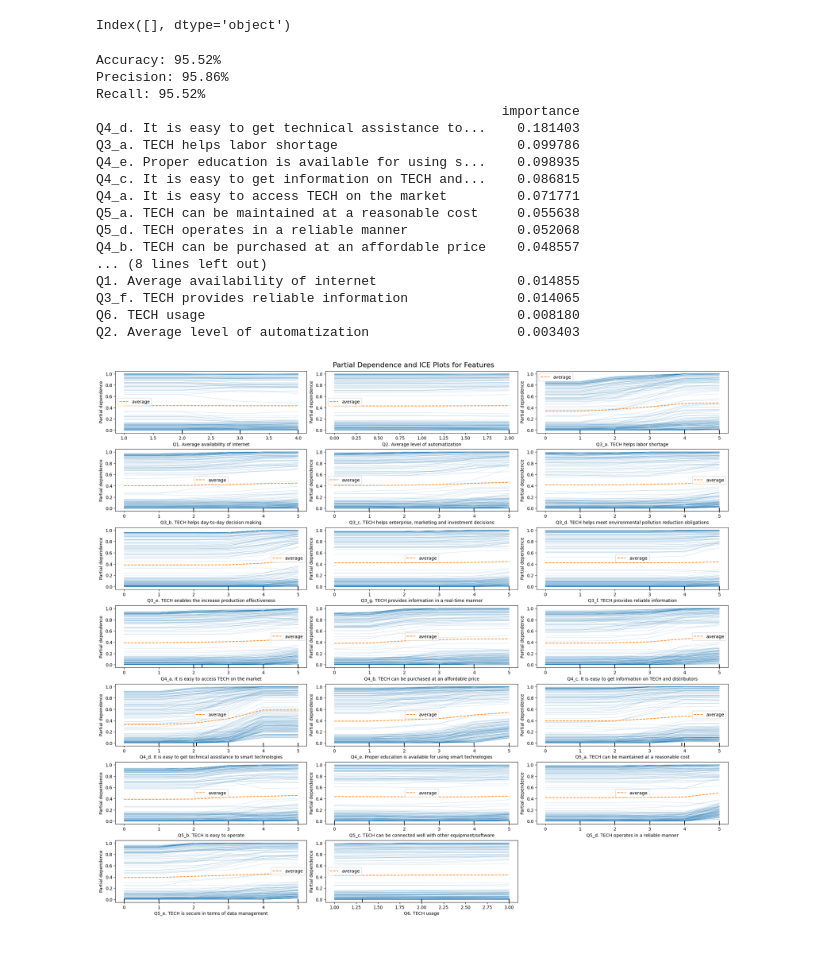
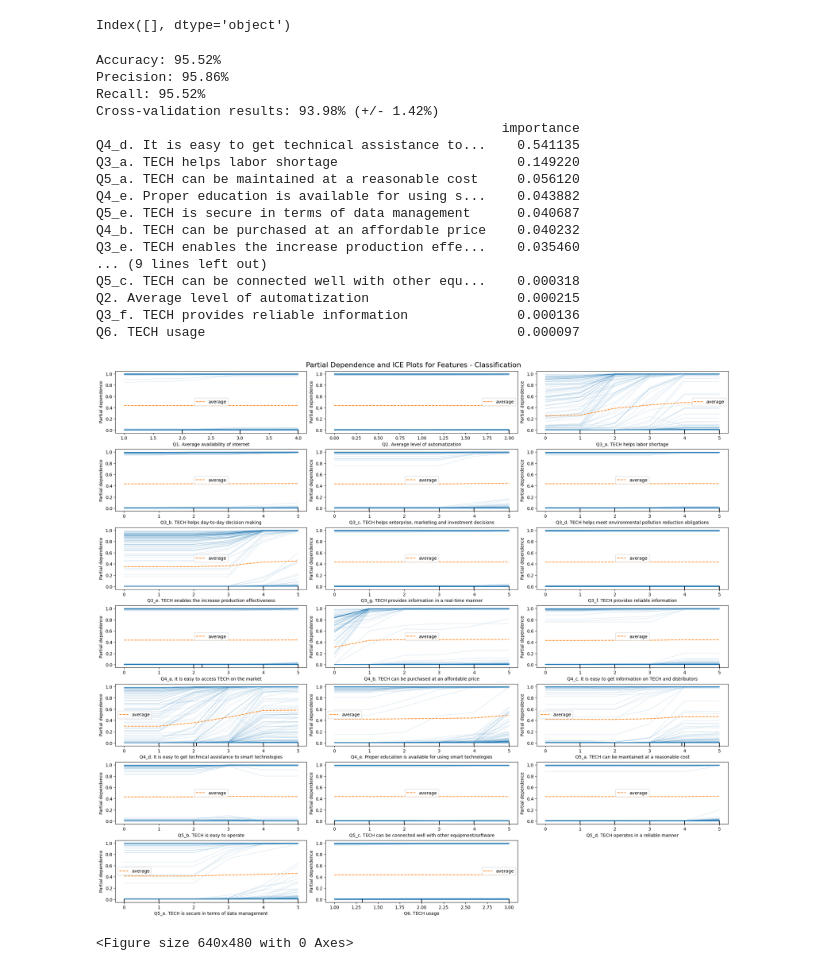
Before and after one commit to CorpaciLC/Livestock_explainable_regression, a Jupyter notebook: src/Explainable Regression 2 labels.ipynb, the cells around one changed output. Saved outputs shown, nothing was run; the diff lists cells and outputs as text; code cells hidden in the pictures.

```diff
--- a/src/Explainable Regression 2 labels.ipynb
+++ b/src/Explainable Regression 2 labels.ipynb
@@ -166,7 +216,8 @@ Name: labels, dtype: int64
 
 ####### Choose between new kmeans clustering and the old one:
 
-df_aux = labeledData_kmeans.copy()
+# df_aux = labeledData_kmeans.copy()
+df_aux = labeledData_dbscan.copy()
 # df = pd.read_csv(DATA_PATH + 'web tool deliverables\\final_labelled_data.csv')
 # rename_chosen_cols = {
 #     'Q1': 'Q1. Average availability of internet',
@@ -311,88 +365,88 @@ X_train.columns[X_train.columns.duplicated()]
 Index([], dtype='object')
 # %%
 from sklearn.ensemble import RandomForestClassifier
+from sklearn.ensemble import GradientBoostingClassifier
+from sklearn.tree import DecisionTreeClassifier
 
-clf = RandomForestClassifier(n_estimators=100, criterion='entropy')
+# clf = DecisionTreeClassifier(random_state=42)
+clf = GradientBoostingClassifier(random_state=42)
+# clf = RandomForestClassifier(n_estimators=100, criterion='entropy')
 
-# fit the model on the training data
 clf.fit(X_train, y_train)
-
-# make predictions on the test data
 y_pred = clf.predict(X_test)
 
-# compute the accuracy of the model
 
 accuracy = accuracy_score(y_test, y_pred)
-
 print("Accuracy: {:.2f}%".format(accuracy * 100))
 
-# compute the precision of the model
+
 precision = precision_score(y_test, y_pred, average='weighted')
-
 print("Precision: {:.2f}%".format(precision * 100))
 
-# compute the recall of the model
 
 recall = recall_score(y_test, y_pred, average='weighted')
+print("Recall: {:.2f}%".format(recall * 100))
 
-print("Recall: {:.2f}%".format(recall * 100))
+cv_results = cross_val_score(clf, X, y, cv=5)
+print("Cross-validation results: {:.2f}% (+/- {:.2f}%)".format(cv_results.mean() * 100, cv_results.std() * 100))
+
 
 feature_importances = pd.DataFrame(clf.feature_importances_,
                                 index = X_train.columns,
                                 columns = ['importance']).sort_values('importance',
                                                                 ascending=False)
-
 print(feature_importances)
 # %% [output]
 Accuracy: 95.52%
 Precision: 95.86%
 Recall: 95.52%
+Cross-validation results: 93.98% (+/- 1.42%)
                                                     importance
-Q4_d. It is easy to get technical assistance to...    0.181403
-Q3_a. TECH helps labor shortage                       0.099786
-Q4_e. Proper education is available for using s...    0.098935
-Q4_c. It is easy to get information on TECH and...    0.086815
-Q4_a. It is easy to access TECH on the market         0.071771
-Q5_a. TECH can be maintained at a reasonable cost     0.055638
-Q5_d. TECH operates in a reliable manner              0.052068
-Q4_b. TECH can be purchased at an affordable price    0.048557
-... (8 lines left out)
-Q1. Average availability of internet                  0.014855
-Q3_f. TECH provides reliable information              0.014065
-Q6. TECH usage                                        0.008180
-Q2. Average level of automatization                   0.003403
+Q4_d. It is easy to get technical assistance to...    0.541135
+Q3_a. TECH helps labor shortage                       0.149220
+Q5_a. TECH can be maintained at a reasonable cost     0.056120
+Q4_e. Proper education is available for using s...    0.043882
+Q5_e. TECH is secure in terms of data management      0.040687
+Q4_b. TECH can be purchased at an affordable price    0.040232
+Q3_e. TECH enables the increase production effe...    0.035460
+... (9 lines left out)
+Q5_c. TECH can be connected well with other equ...    0.000318
+Q2. Average level of automatization                   0.000215
+Q3_f. TECH provides reliable information              0.000136
+Q6. TECH usage                                        0.000097
 # %%
 desired_value = 1  # Desired value for the column of interest
 
 
 # Define features for which to create PDP and ICE plots
 features = list(range(X_train.shape[1]))  # Indices of all features
 
 # Plot partial dependence and ICE plots
 fig, ax = plt.subplots(nrows=8, ncols=3, figsize=(20, 20), constrained_layout=True)
 
 # Loop through the features and create subplots
 for i, feature in enumerate(features):
     row, col = divmod(i, 3)
     PartialDependenceDisplay.from_estimator(
         clf,
         X_train,
         [feature],
         kind='both',
         grid_resolution=50,
         ax=ax[row, col],
         feature_names=X_train.columns,
         target=desired_value
     )
 
 # Remove empty subplots
 for i in range(len(features), 24):
     row, col = divmod(i, 3)
     fig.delaxes(ax[row, col])
 
-plt.suptitle('Partial Dependence and ICE Plots for Features', fontsize=16)
+plt.suptitle('Partial Dependence and ICE Plots for Features - Classification', fontsize=16)
 plt.show()
 plt.savefig('..\images\Partial_dependence_ICE_plots_{} - {}.png'.format(no_clusters, question))
 # %% [output]
-[figure, old version]
+[figure, new version]
+<Figure size 640x480 with 0 Axes>
 # %%
```
Also changed, not shown: parts of 12 cells of this notebook, 1 other file.
